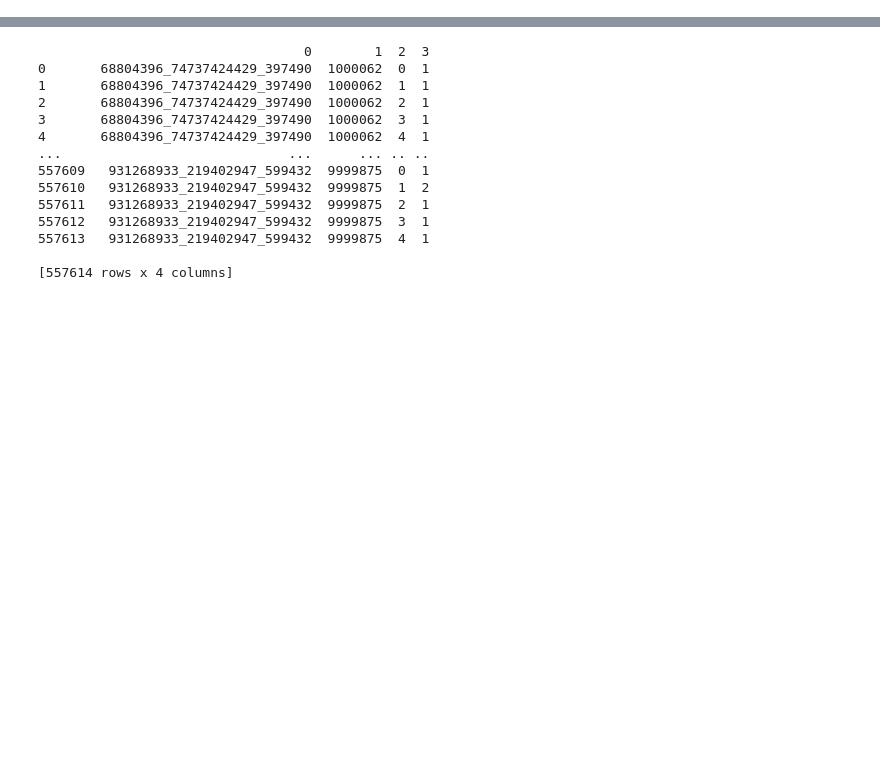
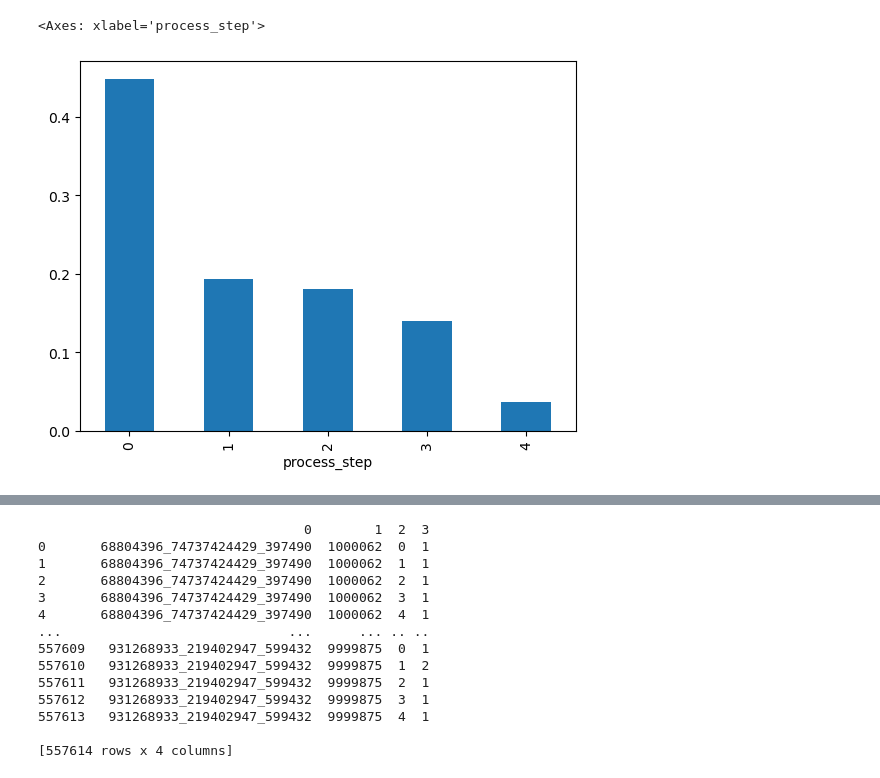
Before and after one commit to nessajimenez/vanguard-ab-test-, a Jupyter notebook: Data Processing/Conclusions for Error Rates.ipynb, the cells around one changed output, grey strips where cells are left out. Cells and saved outputs as stored; diff of their text form; code cells hidden in the pictures; blank space fills up the shorter version.

```diff
--- a/Data Processing/Conclusions for Error Rates.ipynb
+++ b/Data Processing/Conclusions for Error Rates.ipynb
@@ -6,0 +275,12 @@ import numpy as np
+# %%
+frequency_control = control_group_errors ['process_step'].value_counts()
+frequency_control
+
+
+proportion_control = control_group_errors['process_step'].value_counts(normalize=True)
+proportion_control
+
+proportion_control.plot(kind="bar")
+# %% [output]
+<Axes: xlabel='process_step'>
+[figure, added]
```
Also changed, not shown: parts of 20 cells of this notebook, 2 other files.
